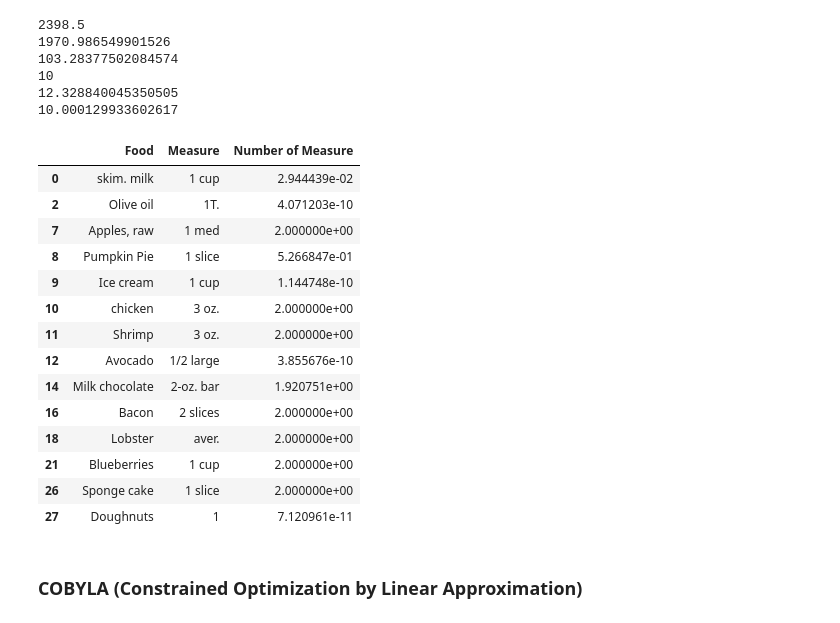
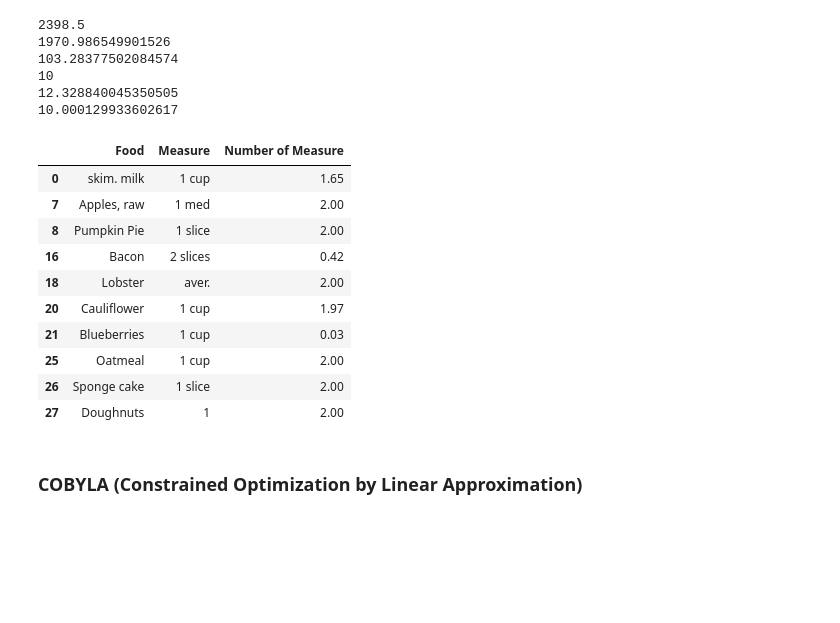
Before and after one commit to matthewtg00/CSE-543T-Final-Project, a Jupyter notebook: nutrients.ipynb, the cells around one changed output. Saved outputs shown, nothing was run; the diff lists cells and outputs as text; code cells hidden in the pictures; blank space fills up the shorter version.

```diff
--- a/nutrients.ipynb
+++ b/nutrients.ipynb
@@ -312,0 +295,5 @@ df
+# %%
+df['Number of Measure'] = result.x
+filtered_df = df[df['Number of Measure'] >= 0.01][['Food', 'Measure', 'Number of Measure']]
+pd.set_option('display.float_format', '{:.2f}'.format)
+filtered_df
@@ -362,25 +361,22 @@ print(preference)
 12.328840045350505
 10.000129933602617
 # %%
-df['Number of Measure'] = result.x
-filtered_df = df[df['Number of Measure'] != 0][['Food', 'Measure', 'Number of Measure']]
+df['Number of Measure'] = result_trust_constr.x
+filtered_df = df[df['Number of Measure'] >= 0.01][['Food', 'Measure', 'Number of Measure']]
+pd.set_option('display.float_format', '{:.2f}'.format)
 filtered_df
 # %% [output]
 |  | Food | Measure | Number of Measure |
-| 0 | skim. milk | 1 cup | 2.944439e-02 |
-| 2 | Olive oil | 1T. | 4.071203e-10 |
-| 7 | Apples, raw | 1 med | 2.000000e+00 |
-| 8 | Pumpkin Pie | 1 slice | 5.266847e-01 |
-| 9 | Ice cream | 1 cup | 1.144748e-10 |
-| 10 | chicken | 3 oz. | 2.000000e+00 |
-| 11 | Shrimp | 3 oz. | 2.000000e+00 |
-| 12 | Avocado | 1/2 large | 3.855676e-10 |
-| 14 | Milk chocolate | 2-oz. bar | 1.920751e+00 |
-| 16 | Bacon | 2 slices | 2.000000e+00 |
-| 18 | Lobster | aver. | 2.000000e+00 |
-| 21 | Blueberries | 1 cup | 2.000000e+00 |
-| 26 | Sponge cake | 1 slice | 2.000000e+00 |
-| 27 | Doughnuts | 1 | 7.120961e-11 |
+| 0 | skim. milk | 1 cup | 1.65 |
+| 7 | Apples, raw | 1 med | 2.00 |
+| 8 | Pumpkin Pie | 1 slice | 2.00 |
+| 16 | Bacon | 2 slices | 0.42 |
+| 18 | Lobster | aver. | 2.00 |
+| 20 | Cauliflower | 1 cup | 1.97 |
+| 21 | Blueberries | 1 cup | 0.03 |
+| 25 | Oatmeal | 1 cup | 2.00 |
+| 26 | Sponge cake | 1 slice | 2.00 |
+| 27 | Doughnuts | 1 | 2.00 |
 # %% [markdown]
 ### COBYLA (Constrained Optimization by Linear Approximation)
 # %%
```
Also changed, not shown: parts of 4 cells of this notebook.
